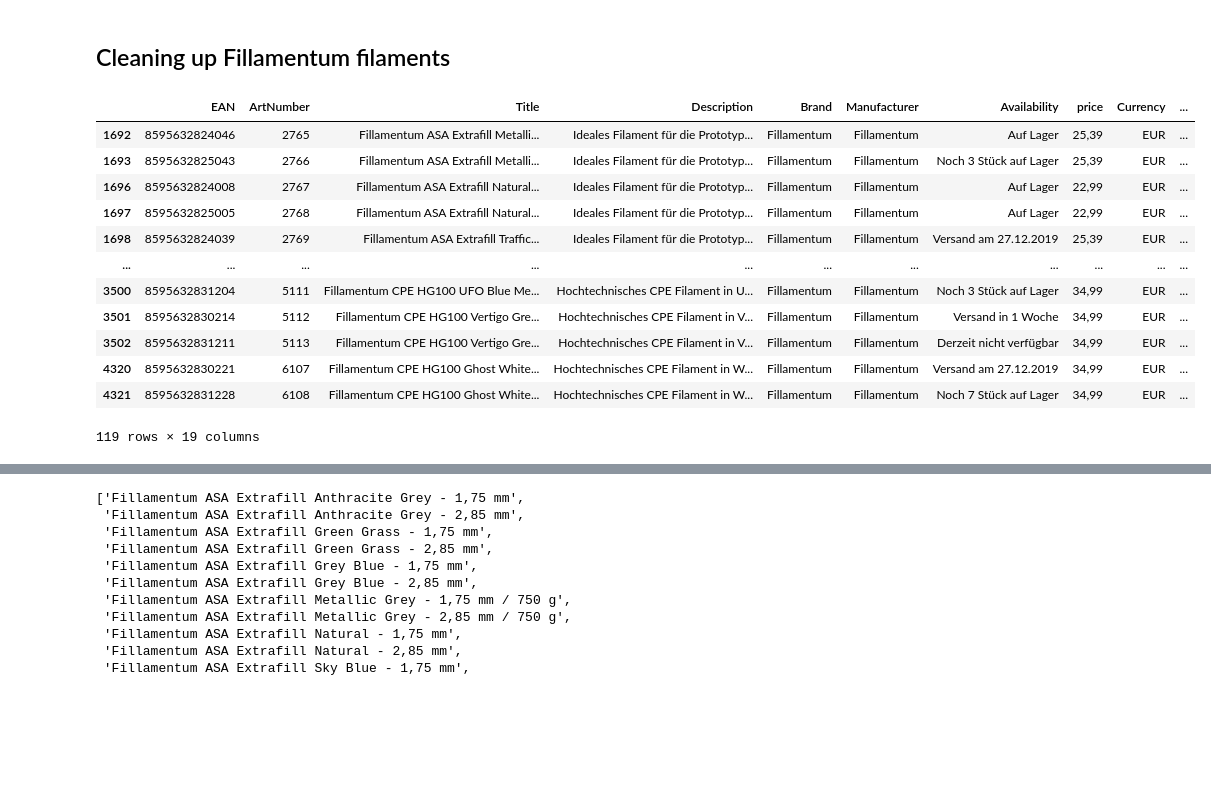
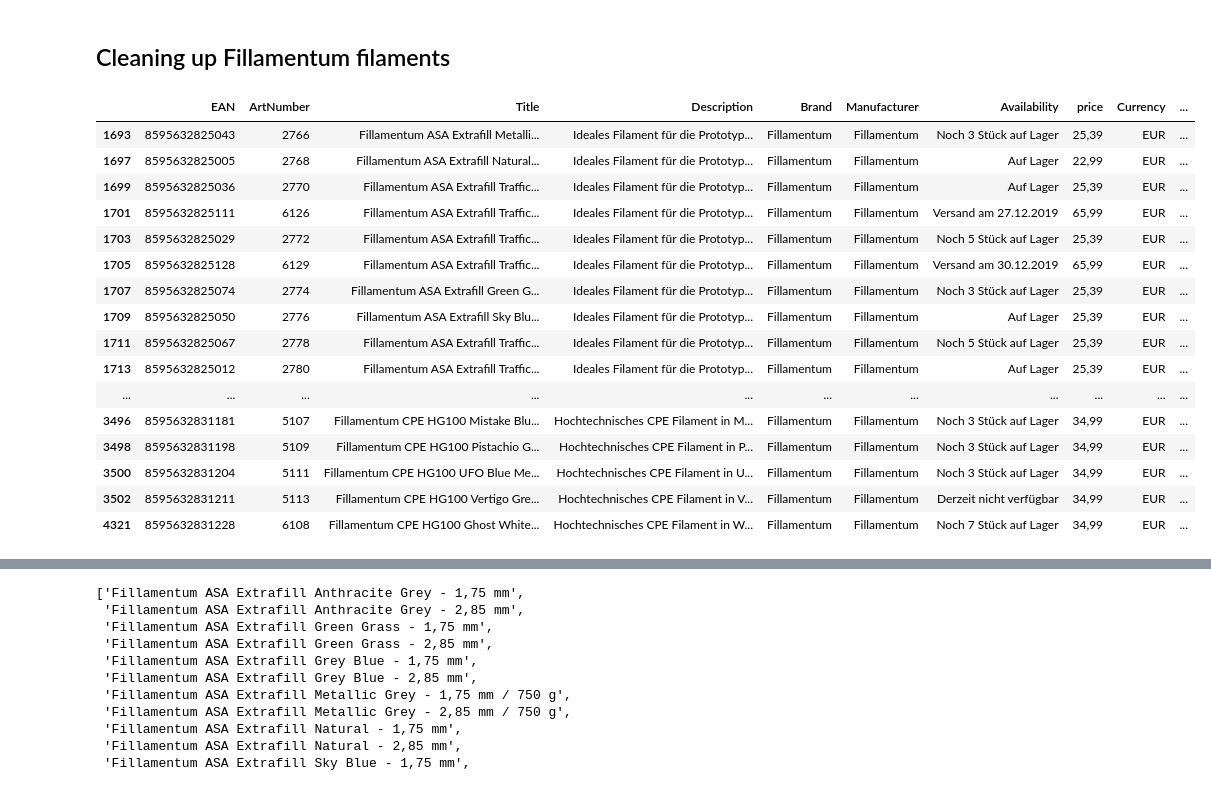
Before and after one commit to subrockmann/product-cleaner, a Jupyter notebook: 3djake Produktdaten.ipynb, the cells around one changed output, grey strips where cells are left out. Drawn from its saved outputs; the diff is of its cells as text; code cells hidden in the pictures; blank space fills up the shorter version.

Commit message:
feat: cleaning additional brands

```diff
--- a/3djake Produktdaten.ipynb
+++ b/3djake Produktdaten.ipynb
@@ -232,7 +251,7 @@ drop_EANs = [
 ]
 # %%
 for ean in drop_EANs:
-    drop_col_by_rowValue(filament_df, 'EAN', ean)
+    filament_df = drop_col_by_rowValue(filament_df, 'EAN', ean)
 # %%
 filament_df.Diameter.value_counts()
 # %% [output]
@@ -324,7 +376,7 @@ def extrudr_productline(df):
         material = "ABS"
     elif df['Title'].startswith("Extrudr BioFusion"):
         product_line = "Extrudr BioFusion"
-        material = "?"
+        material = "Bio"
     elif df['Title'].startswith("Extrudr Dark Wood"):
         product_line = "Extrudr Wood"
         material = "Wood"
@@ -336,10 +388,10 @@ def extrudr_productline(df):
         material = "Flax"
     elif df['Title'].startswith("Extrudr Green-TEC PRO"):
         product_line = "Extrudr Green-TEC PRO"
-        material = "?"
+        material = "Bio"
     elif df['Title'].startswith("Extrudr Green-TEC"):
         product_line = "Extrudr Green-TEC"
-        material = "?"
+        material = "Bio"
     elif df['Title'].startswith("Extrudr MF PETG"):
         product_line = "Extrudr MF PETG"
         material = "PETG"
@@ -499,7 +545,8 @@ def colorfabb_productline(df):
 filament_df['Product_line'][filament_df.Brand =='colorFabb'] = filament_df.apply(lambda x: colorfabb_productline(x)[0], axis=1)
 filament_df['Material'][filament_df.Brand =='colorFabb'] = filament_df.apply(lambda x: colorfabb_productline(x)[1], axis=1)
 filament_df['Colour'][filament_df['Title'].str.startswith("colorFabb")] = filament_df.apply(lambda x: extrudr_colour(x), axis=1)
-filament_df['Weight'][filament_df['Title'].str.startswith("colorFabb")] = filament_df.apply(lambda x: bq_weight(x), axis=1)
+#filament_df['Weight'][filament_df['Title'].str.startswith("colorFabb")] = filament_df.apply(lambda x: bq_weight(x), axis=1)
+filament_df['Weight'][filament_df['Title'].str.startswith("colorFabb")] = ''
 # %% [output]
 A value is trying to be set on a copy of a slice from a DataFrame
 
@@ -583,7 +634,9 @@ def formfutura_productline(df):
 filament_df['Product_line'][filament_df.Brand =='Formfutura'] = filament_df.apply(lambda x: formfutura_productline(x)[0], axis=1)
 filament_df['Material'][filament_df.Brand =='Formfutura'] = filament_df.apply(lambda x: formfutura_productline(x)[1], axis=1)
 filament_df['Colour'][filament_df['Title'].str.startswith("Formfutura")] = filament_df.apply(lambda x: extrudr_colour(x), axis=1)
-filament_df['Weight'][filament_df['Title'].str.startswith("Formfutura")] = filament_df.apply(lambda x: bq_weight(x), axis=1)
+filament_df['Weight'][filament_df['Title'].str.startswith("Formfutura")] = ''
+filament_df['Material'][filament_df['Material'].str.startswith("Metall")] = 'PLA'
+#filament_df['Weight'][filament_df['Title'].str.startswith("Formfutura")] = filament_df.apply(lambda x: bq_weight(x), axis=1)
 # %% [output]
 A value is trying to be set on a copy of a slice from a DataFrame
 
@@ -720,22 +778,27 @@ fils
 # %% [markdown]
 ## Cleaning up Fillamentum filaments ##
 # %%
-fillamentum_df = filament_df[filament_df.Brand =='Fillamentum']
-fillamentum_df
+#fillamentum_df = filament_df[filament_df.Brand =='Fillamentum']
+#fillamentum_df
+filament_df[(filament_df.Brand =='Fillamentum') & (filament_df.Diameter =='2.85')]
 # %% [output]
 |  | EAN | ArtNumber | Title | Description | Brand | Manufacturer | Availability | price | Currency | ... |
-| 1692 | 8595632824046 | 2765 | Fillamentum ASA Extrafill Metalli... | Ideales Filament für die Prototyp... | Fillamentum | Fillamentum | Auf Lager | 25,39 | EUR | ... |
 | 1693 | 8595632825043 | 2766 | Fillamentum ASA Extrafill Metalli... | Ideales Filament für die Prototyp... | Fillamentum | Fillamentum | Noch 3 Stück auf Lager | 25,39 | EUR | ... |
-| 1696 | 8595632824008 | 2767 | Fillamentum ASA Extrafill Natural... | Ideales Filament für die Prototyp... | Fillamentum | Fillamentum | Auf Lager | 22,99 | EUR | ... |
 | 1697 | 8595632825005 | 2768 | Fillamentum ASA Extrafill Natural... | Ideales Filament für die Prototyp... | Fillamentum | Fillamentum | Auf Lager | 22,99 | EUR | ... |
-| 1698 | 8595632824039 | 2769 | Fillamentum ASA Extrafill Traffic... | Ideales Filament für die Prototyp... | Fillamentum | Fillamentum | Versand am 27.12.2019 | 25,39 | EUR | ... |
+| 1699 | 8595632825036 | 2770 | Fillamentum ASA Extrafill Traffic... | Ideales Filament für die Prototyp... | Fillamentum | Fillamentum | Auf Lager | 25,39 | EUR | ... |
+| 1701 | 8595632825111 | 6126 | Fillamentum ASA Extrafill Traffic... | Ideales Filament für die Prototyp... | Fillamentum | Fillamentum | Versand am 27.12.2019 | 65,99 | EUR | ... |
+| 1703 | 8595632825029 | 2772 | Fillamentum ASA Extrafill Traffic... | Ideales Filament für die Prototyp... | Fillamentum | Fillamentum | Noch 5 Stück auf Lager | 25,39 | EUR | ... |
+| 1705 | 8595632825128 | 6129 | Fillamentum ASA Extrafill Traffic... | Ideales Filament für die Prototyp... | Fillamentum | Fillamentum | Versand am 30.12.2019 | 65,99 | EUR | ... |
+| 1707 | 8595632825074 | 2774 | Fillamentum ASA Extrafill Green G... | Ideales Filament für die Prototyp... | Fillamentum | Fillamentum | Noch 3 Stück auf Lager | 25,39 | EUR | ... |
+| 1709 | 8595632825050 | 2776 | Fillamentum ASA Extrafill Sky Blu... | Ideales Filament für die Prototyp... | Fillamentum | Fillamentum | Auf Lager | 25,39 | EUR | ... |
+| 1711 | 8595632825067 | 2778 | Fillamentum ASA Extrafill Traffic... | Ideales Filament für die Prototyp... | Fillamentum | Fillamentum | Noch 5 Stück auf Lager | 25,39 | EUR | ... |
+| 1713 | 8595632825012 | 2780 | Fillamentum ASA Extrafill Traffic... | Ideales Filament für die Prototyp... | Fillamentum | Fillamentum | Auf Lager | 25,39 | EUR | ... |
 | ... | ... | ... | ... | ... | ... | ... | ... | ... | ... | ... |
+| 3496 | 8595632831181 | 5107 | Fillamentum CPE HG100 Mistake Blu... | Hochtechnisches CPE Filament in M... | Fillamentum | Fillamentum | Noch 3 Stück auf Lager | 34,99 | EUR | ... |
+| 3498 | 8595632831198 | 5109 | Fillamentum CPE HG100 Pistachio G... | Hochtechnisches CPE Filament in P... | Fillamentum | Fillamentum | Noch 3 Stück auf Lager | 34,99 | EUR | ... |
 | 3500 | 8595632831204 | 5111 | Fillamentum CPE HG100 UFO Blue Me... | Hochtechnisches CPE Filament in U... | Fillamentum | Fillamentum | Noch 3 Stück auf Lager | 34,99 | EUR | ... |
-| 3501 | 8595632830214 | 5112 | Fillamentum CPE HG100 Vertigo Gre... | Hochtechnisches CPE Filament in V... | Fillamentum | Fillamentum | Versand in 1 Woche | 34,99 | EUR | ... |
 | 3502 | 8595632831211 | 5113 | Fillamentum CPE HG100 Vertigo Gre... | Hochtechnisches CPE Filament in V... | Fillamentum | Fillamentum | Derzeit nicht verfügbar | 34,99 | EUR | ... |
-| 4320 | 8595632830221 | 6107 | Fillamentum CPE HG100 Ghost White... | Hochtechnisches CPE Filament in W... | Fillamentum | Fillamentum | Versand am 27.12.2019 | 34,99 | EUR | ... |
 | 4321 | 8595632831228 | 6108 | Fillamentum CPE HG100 Ghost White... | Hochtechnisches CPE Filament in W... | Fillamentum | Fillamentum | Noch 7 Stück auf Lager | 34,99 | EUR | ... |
-119 rows × 19 columns
 # %%
 def fillamentum_productline(df):
     if df['Title'].startswith("Fillamentum ASA Extrafill"):
```
Also changed, not shown: parts of 63 cells of this notebook.
